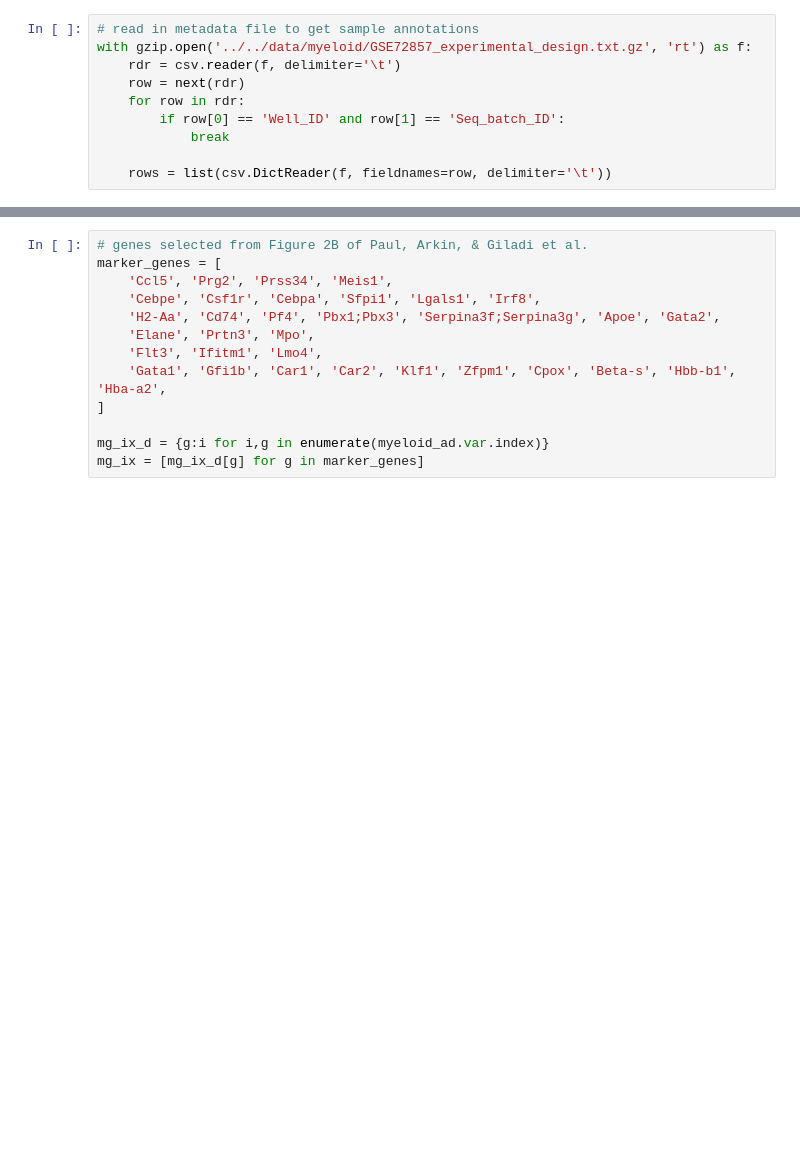
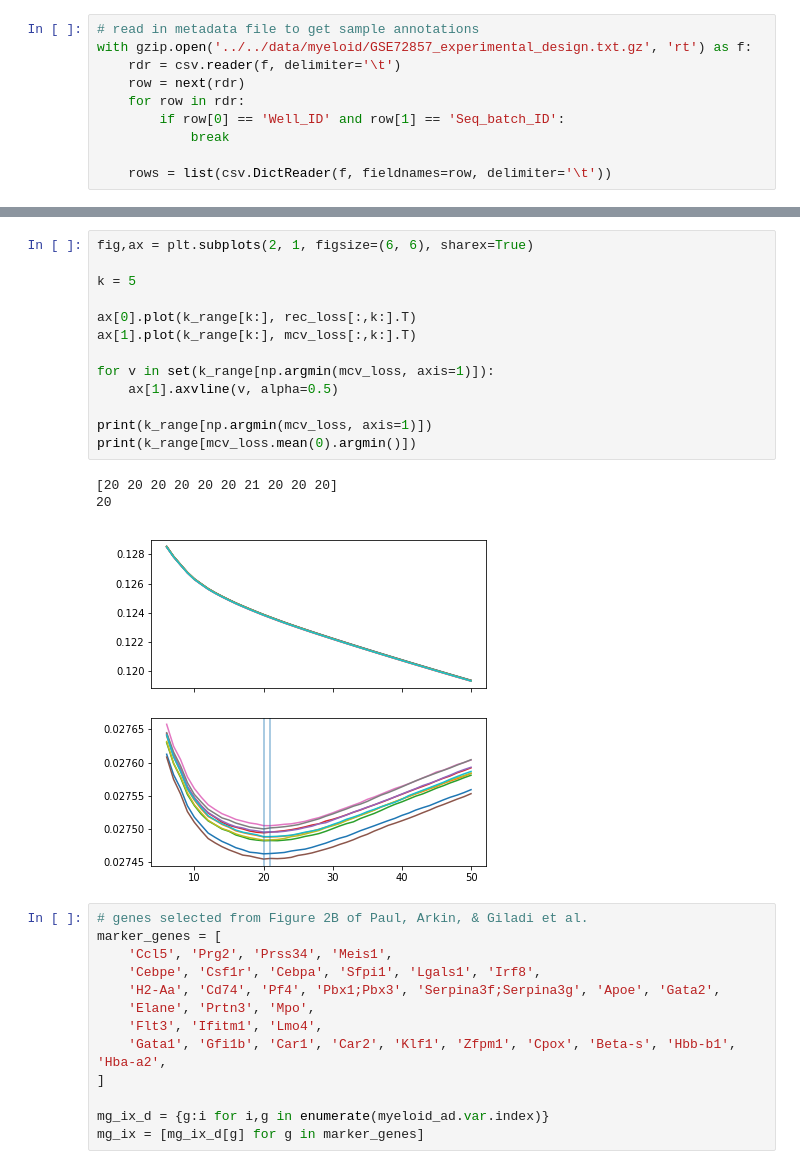
Before and after one commit to czbiohub-sf/molecular-cross-validation, a Jupyter notebook: examples/Figure_2.ipynb, the cells around one changed output, grey strips where cells are left out. Cells and saved outputs as stored; diff of their text form; blank space fills up the shorter version.

```diff
--- a/examples/Figure_2.ipynb
+++ b/examples/Figure_2.ipynb
@@ -53,3 +81,20 @@ AnnData object with n_obs × n_vars = 2417 × 10783
+# %%
+fig,ax = plt.subplots(2, 1, figsize=(6, 6), sharex=True)
+
+k = 5
+
+ax[0].plot(k_range[k:], rec_loss[:,k:].T)
+ax[1].plot(k_range[k:], mcv_loss[:,k:].T)
+
+for v in set(k_range[np.argmin(mcv_loss, axis=1)]):
+    ax[1].axvline(v, alpha=0.5)
+
+print(k_range[np.argmin(mcv_loss, axis=1)])
+print(k_range[mcv_loss.mean(0).argmin()])
+# %% [output]
+[20 20 20 20 20 20 21 20 20 20]
+20
+[figure, added]
 # %%
 # genes selected from Figure 2B of Paul, Arkin, & Giladi et al.
 marker_genes = [
```
Also changed, not shown: parts of 9 cells of this notebook, 1 other file.
